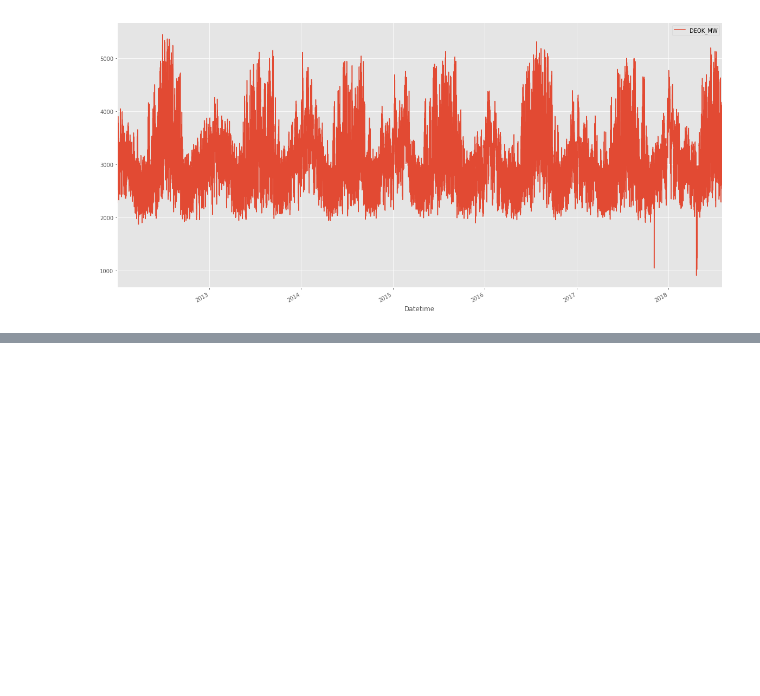
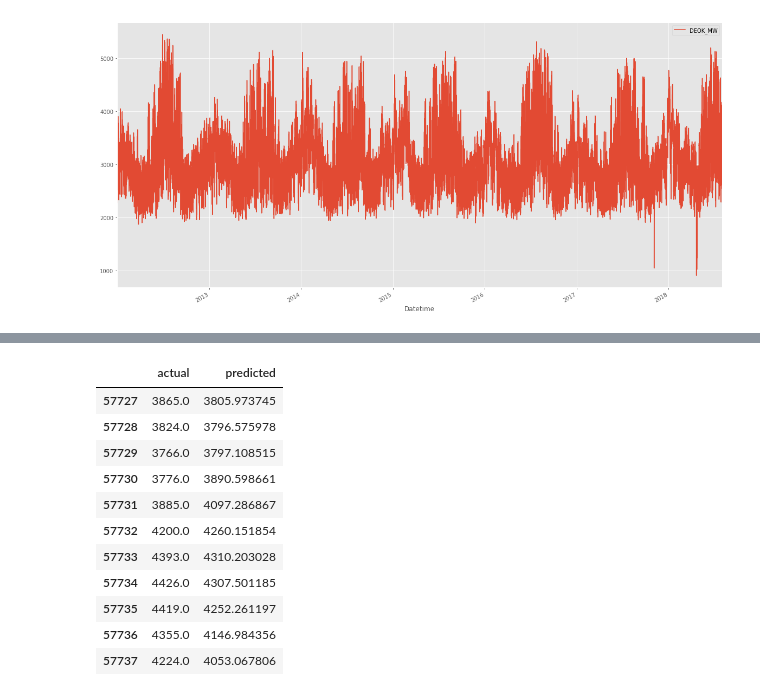
Before and after one commit to urgedata/pythondata, a Jupyter notebook: Autoregression/Autoregression (DEOK).ipynb, the cells around one changed output, grey strips where cells are left out. Cells and saved outputs as stored; diff of their text form; code cells hidden in the pictures; blank space fills up the shorter version.

```diff
--- a/Autoregression/Autoregression (DEOK).ipynb
+++ b/Autoregression/Autoregression (DEOK).ipynb
@@ -65,0 +119,15 @@ pd.tools.plotting.lag_plot(data['stationary'])
+# %%
+compare_df
+# %% [output]
+|  | actual | predicted |
+| 57727 | 3865.0 | 3805.973745 |
+| 57728 | 3824.0 | 3796.575978 |
+| 57729 | 3766.0 | 3797.108515 |
+| 57730 | 3776.0 | 3890.598661 |
+| 57731 | 3885.0 | 4097.286867 |
+| 57732 | 4200.0 | 4260.151854 |
+| 57733 | 4393.0 | 4310.203028 |
+| 57734 | 4426.0 | 4307.501185 |
+| 57735 | 4419.0 | 4252.261197 |
+| 57736 | 4355.0 | 4146.984356 |
+| 57737 | 4224.0 | 4053.067806 |
```
Also changed, not shown: parts of 24 cells of this notebook.
